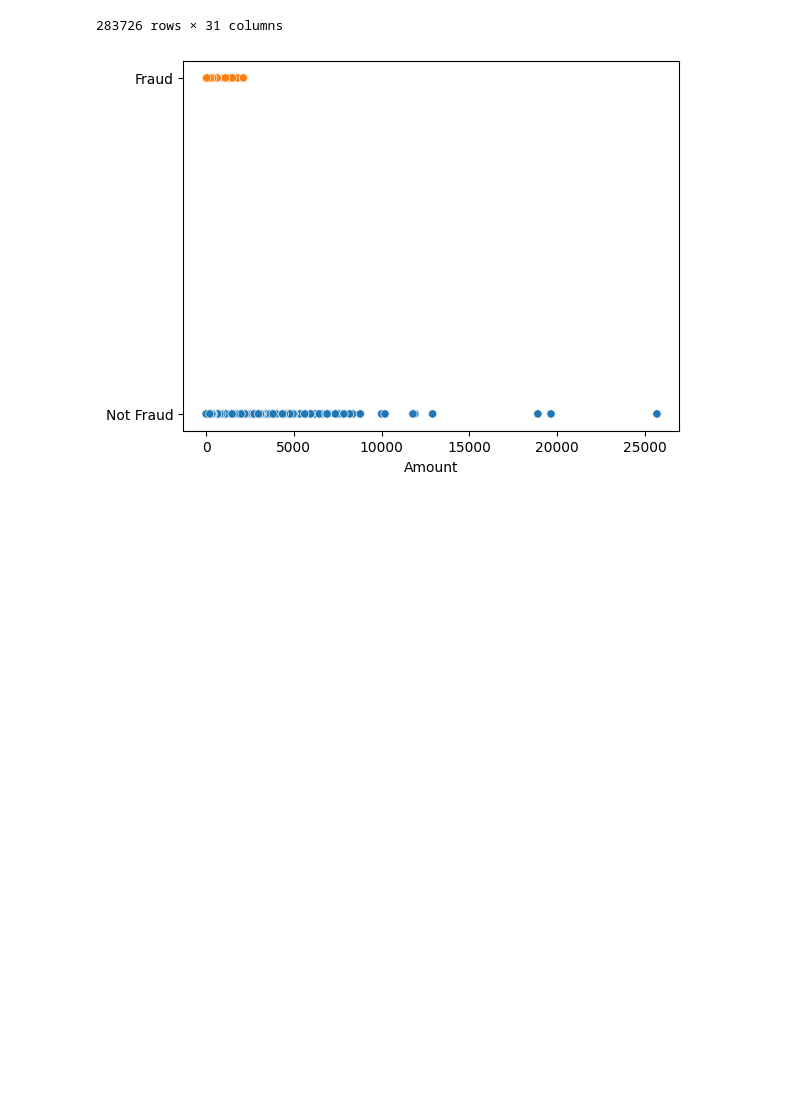
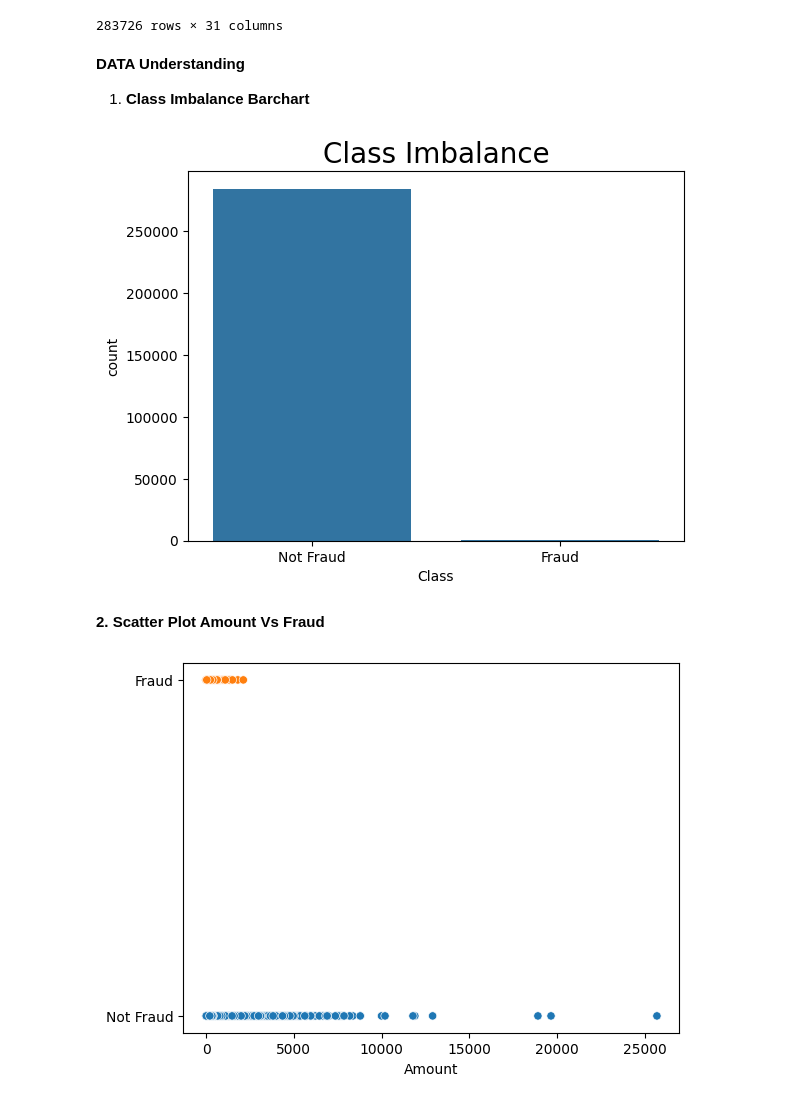
Before and after one commit to hemantborse/Capstone, a Jupyter notebook: Credit_Card_Fraud_Prediction.ipynb, the cells around one changed output. Drawn from its saved outputs; the diff is of its cells as text; code cells hidden in the pictures; blank space fills up the shorter version.

```diff
--- a/Credit_Card_Fraud_Prediction.ipynb
+++ b/Credit_Card_Fraud_Prediction.ipynb
@@ -98,6 +98,21 @@ df.drop_duplicates()
 | 284805 | 172788.0 | -0.240440 | 0.530483 | 0.702510 | 0.689799 | -0.377961 | 0.623708 | -0.686180 | 0.679145 | 0.392087 | ... | ... |
 | 284806 | 172792.0 | -0.533413 | -0.189733 | 0.703337 | -0.506271 | -0.012546 | -0.649617 | 1.577006 | -0.414650 | 0.486180 | ... | ... |
 283726 rows × 31 columns
+# %% [markdown]
+**DATA Understanding**
+
+
+1.   **Class Imbalance Barchart**
+# %%
+#
+sns.countplot(x = 'Class', data = df)
+plt.xticks([0, 1], ['Not Fraud', 'Fraud'])
+plt.title('Class Imbalance', fontsize = 20)
+plt.show()
+# %% [output]
+[figure, added]
+# %% [markdown]
+**2.   Scatter Plot Amount Vs Fraud**
 # %%
 y = np.where(df['Class'] == 1, 1, 0)
 sns.scatterplot(data = df, x = 'Amount', y =y, hue =y, legend = False)
```
Also changed, not shown: parts of 1 cell of this notebook.
